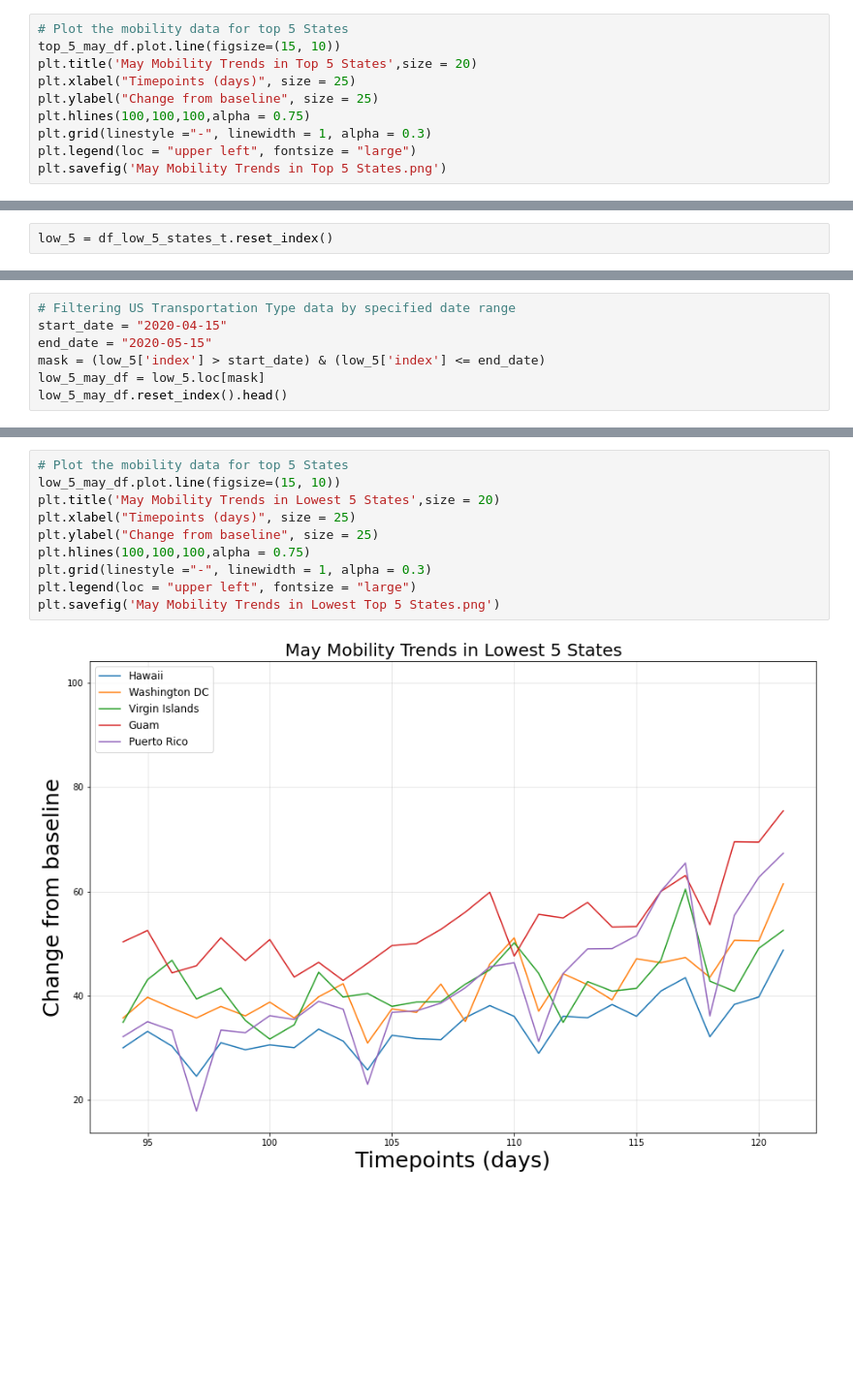
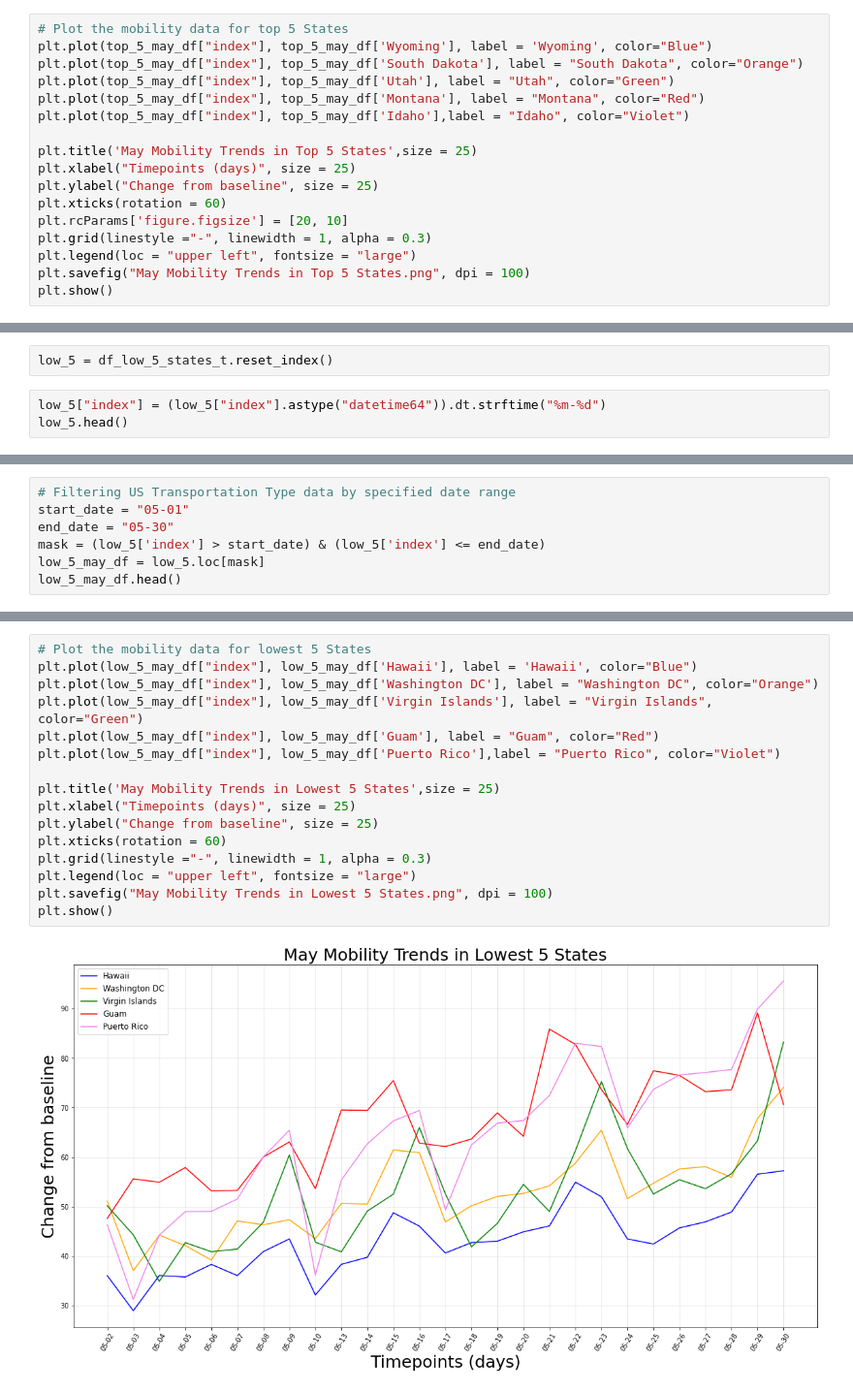
Before and after one commit to LisaHarrison08/Project_G4, a Jupyter notebook: Apple Mobility/Apple_Mobility.ipynb, the cells around one changed output, grey strips where cells are left out. Shown at 97% size. Saved outputs shown, nothing was run; the diff lists cells and outputs as text; blank space fills up the shorter version.

```diff
--- a/Apple Mobility/Apple_Mobility.ipynb
+++ b/Apple Mobility/Apple_Mobility.ipynb
@@ -381,11 +398,18 @@ top_5_may_df.head()
 # %%
 # Plot the mobility data for top 5 States
-top_5_may_df.plot.line(figsize=(15, 10))
-plt.title('May Mobility Trends in Top 5 States',size = 20)
+plt.plot(top_5_may_df["index"], top_5_may_df['Wyoming'], label = 'Wyoming', color="Blue")
+plt.plot(top_5_may_df["index"], top_5_may_df['South Dakota'], label = "South Dakota", color="Orange")
+plt.plot(top_5_may_df["index"], top_5_may_df['Utah'], label = "Utah", color="Green")
+plt.plot(top_5_may_df["index"], top_5_may_df['Montana'], label = "Montana", color="Red")
+plt.plot(top_5_may_df["index"], top_5_may_df['Idaho'],label = "Idaho", color="Violet")
+
+plt.title('May Mobility Trends in Top 5 States',size = 25)
 plt.xlabel("Timepoints (days)", size = 25)
 plt.ylabel("Change from baseline", size = 25)
-plt.hlines(100,100,100,alpha = 0.75)
+plt.xticks(rotation = 60)
+plt.rcParams['figure.figsize'] = [20, 10]
 plt.grid(linestyle ="-", linewidth = 1, alpha = 0.3)
 plt.legend(loc = "upper left", fontsize = "large")
-plt.savefig('May Mobility Trends in Top 5 States.png')
+plt.savefig("May Mobility Trends in Top 5 States.png", dpi = 100)
+plt.show()
 # %% [output]
@@ -394,3 +418,6 @@ plt.savefig('May Mobility Trends in Top 5 States.png')
 ### Mobility Data for lowest 5 States - Month of May
 # %%
 low_5 = df_low_5_states_t.reset_index()
+# %%
+low_5["index"] = (low_5["index"].astype("datetime64")).dt.strftime("%m-%d")
+low_5.head()
@@ -397,8 +431,8 @@ low_5 = df_low_5_states_t.reset_index()
 # %%
 # Filtering US Transportation Type data by specified date range
-start_date = "2020-04-15"
-end_date = "2020-05-15"
+start_date = "05-01"
+end_date = "05-30"
 mask = (low_5['index'] > start_date) & (low_5['index'] <= end_date)
 low_5_may_df = low_5.loc[mask]
-low_5_may_df.reset_index().head()
+low_5_may_df.head()
 # %% [output]
@@ -411,12 +445,18 @@ low_5_may_df.reset_index().head()
 # %%
-# Plot the mobility data for top 5 States
-low_5_may_df.plot.line(figsize=(15, 10))
-plt.title('May Mobility Trends in Lowest 5 States',size = 20)
+# Plot the mobility data for lowest 5 States
+plt.plot(low_5_may_df["index"], low_5_may_df['Hawaii'], label = 'Hawaii', color="Blue")
+plt.plot(low_5_may_df["index"], low_5_may_df['Washington DC'], label = "Washington DC", color="Orange")
+plt.plot(low_5_may_df["index"], low_5_may_df['Virgin Islands'], label = "Virgin Islands", color="Green")
+plt.plot(low_5_may_df["index"], low_5_may_df['Guam'], label = "Guam", color="Red")
+plt.plot(low_5_may_df["index"], low_5_may_df['Puerto Rico'],label = "Puerto Rico", color="Violet")
+
+plt.title('May Mobility Trends in Lowest 5 States',size = 25)
 plt.xlabel("Timepoints (days)", size = 25)
 plt.ylabel("Change from baseline", size = 25)
-plt.hlines(100,100,100,alpha = 0.75)
+plt.xticks(rotation = 60)
 plt.grid(linestyle ="-", linewidth = 1, alpha = 0.3)
 plt.legend(loc = "upper left", fontsize = "large")
-plt.savefig('May Mobility Trends in Lowest Top 5 States.png')
+plt.savefig("May Mobility Trends in Lowest 5 States.png", dpi = 100)
+plt.show()
 # %% [output]
-[figure, old version]
+[figure, new version]
```
Also changed, not shown: parts of 31 cells of this notebook, 8 other files.
